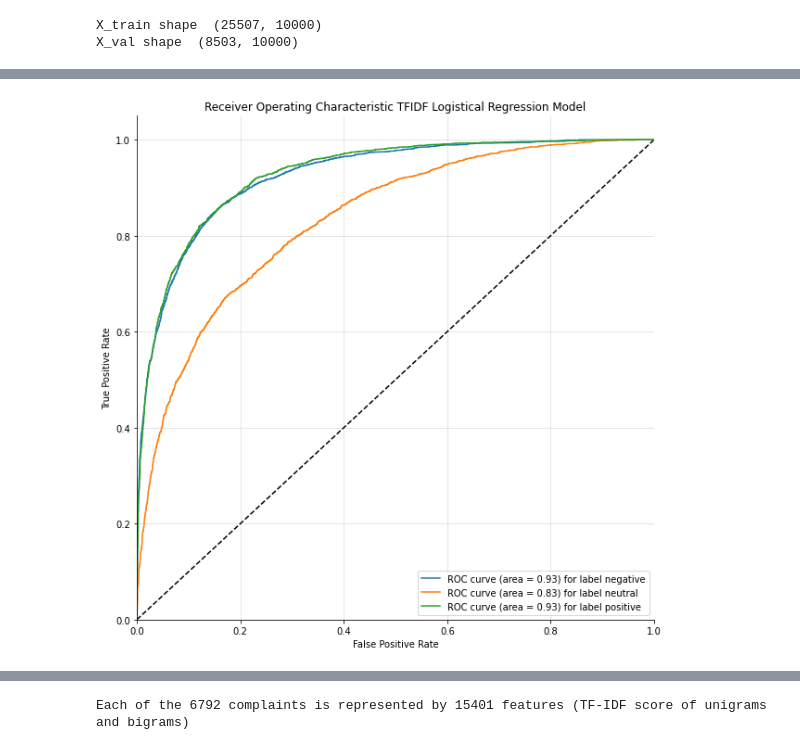
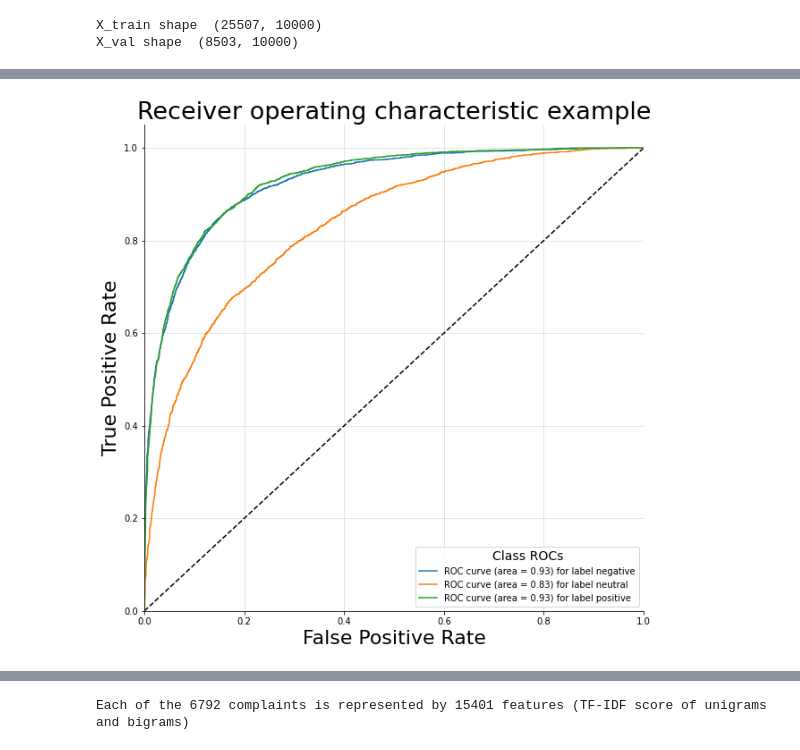
Before and after one commit to Cloblak/GeneralizingSentiment, a Jupyter notebook: notebooks/CoLab_ModelExecution.ipynb, the cells around one changed output, grey strips where cells are left out. Saved outputs shown, nothing was run; the diff lists cells and outputs as text; code cells hidden in the pictures.

```diff
--- a/notebooks/CoLab_ModelExecution.ipynb
+++ b/notebooks/CoLab_ModelExecution.ipynb
@@ -355,40 +356,41 @@ Text(69.0, 0.5, 'Actual_mybag')
 # %%
+vimport matplotlib.pyplot as plt
+
 def plot_multiclass_roc(clf, X_test, y_test, n_classes, figsize=(17, 6)):
     y_score = clf.decision_function(X_test)
 
     # structures
     fpr = dict()
     tpr = dict()
     roc_auc = dict()
 
     labels = ["negative", "neutral", "positive"]
 
     # calculate dummies once
     y_test_dummies = pd.get_dummies(y_test, drop_first=False).values
     for i in range(n_classes):
         fpr[i], tpr[i], _ = roc_curve(y_test_dummies[:, i], y_score[:, i])
         roc_auc[i] = auc(fpr[i], tpr[i])
 
     # roc for each class
     fig, ax = plt.subplots(figsize=figsize)
     ax.plot([0, 1], [0, 1], 'k--')
     ax.set_xlim([0.0, 1.0])
     ax.set_ylim([0.0, 1.05])
-    ax.set_xlabel('False Positive Rate')
-    ax.set_ylabel('True Positive Rate')
-    ax.set_title('Receiver Operating Characteristic TFIDF Logistical Regression Model')
-
+    ax.set_xlabel('False Positive Rate', size = 22)
+    ax.set_ylabel('True Positive Rate', size = 22)
+    ax.set_title('Receiver operating characteristic example', size = 27)
     for i in range(n_classes):
         ax.plot(fpr[i], tpr[i], label=f'ROC curve (area = {round(roc_auc[i], 2)}) for label {labels[i]}')
-    ax.legend(loc="best")
+    ax.legend(loc="best", title='Class ROCs', fontsize='10', title_fontsize='14')
     ax.grid(alpha=.4)
     sns.despine()
     plt.show()
 
 classifier_tfidf = train_classifier(X_train_tfidf, y_train, C = 4, regularisation = 'l2')
 y_val_predicted_labels_tfidf = classifier_tfidf.predict(X_val_tfidf)
 y_val_predicted_scores_tfidf = classifier_tfidf.decision_function(X_val_tfidf)
 
 plot_multiclass_roc(classifier_tfidf, X_val_tfidf, y_val, n_classes=3, figsize=(10, 10))
 # %% [output]
-[figure, old version]
+[figure, new version]
```
Also changed, not shown: parts of 5 cells of this notebook.
